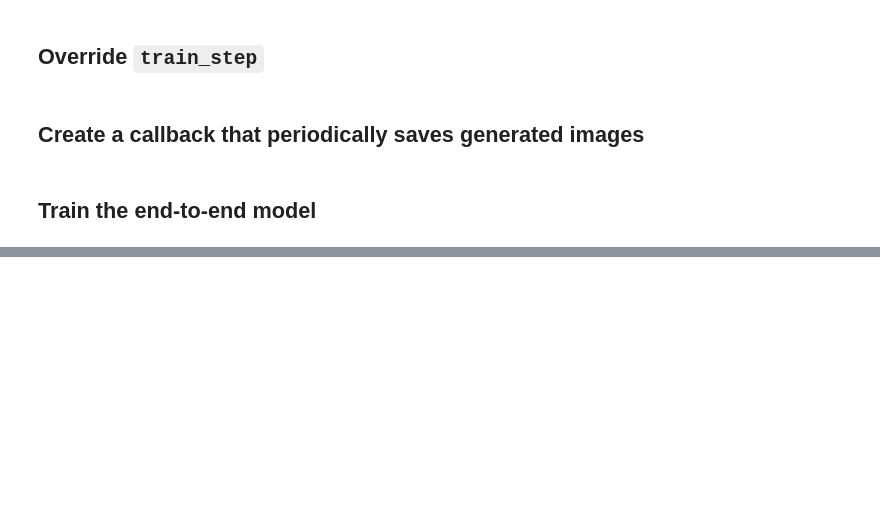
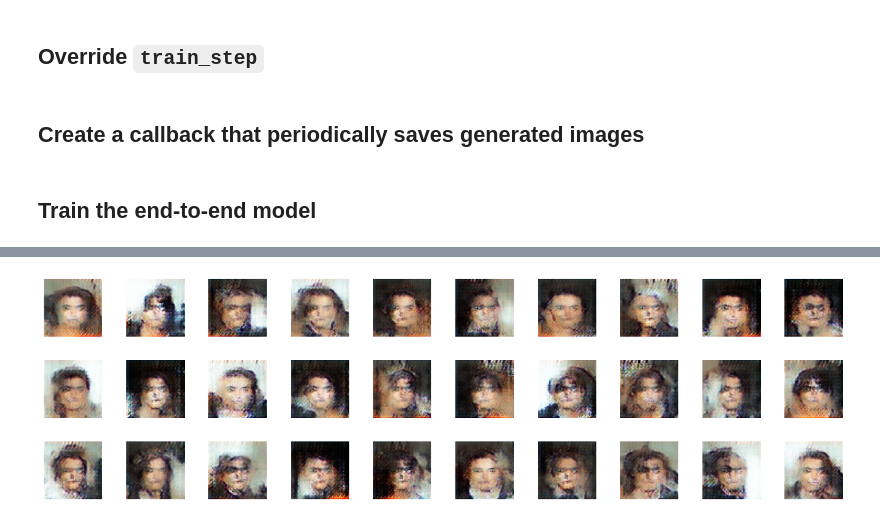
Before and after one commit to silent-learner/DCGAN, a Jupyter notebook: examples/generative/ipynb/dcgan_overriding_train_step.ipynb, the cells around one changed output, grey strips where cells are left out. Saved outputs shown, nothing was run; the diff lists cells and outputs as text; code cells hidden in the pictures; blank space fills up the shorter version.

```diff
--- a/examples/generative/ipynb/dcgan_overriding_train_step.ipynb
+++ b/examples/generative/ipynb/dcgan_overriding_train_step.ipynb
@@ -268,4 +272,7 @@ reconstructions = generator.predict(z_sample)
 # %%
+grid_width, grid_height = (10, 3)
+z_sample = tf.random.normal(shape=(grid_width * grid_height, 128))
+reconstructions = gan.generator.predict(z_sample)
 # Draw a plot of decoded images
 fig = plt.figure(figsize=(18, 5))
 fig.subplots_adjust(hspace=0.4, wspace=0.4)
@@ -275,3 +282,4 @@ for i in range(grid_width * grid_height):
     ax = fig.add_subplot(grid_height, grid_width, i + 1)
     ax.axis("off")
     ax.imshow(reconstructions[i, :, :])
+# %% [output]
@@ -277,0 +287 @@ for i in range(grid_width * grid_height):
+[figure, added]
```
Also changed, not shown: parts of 8 cells of this notebook.
